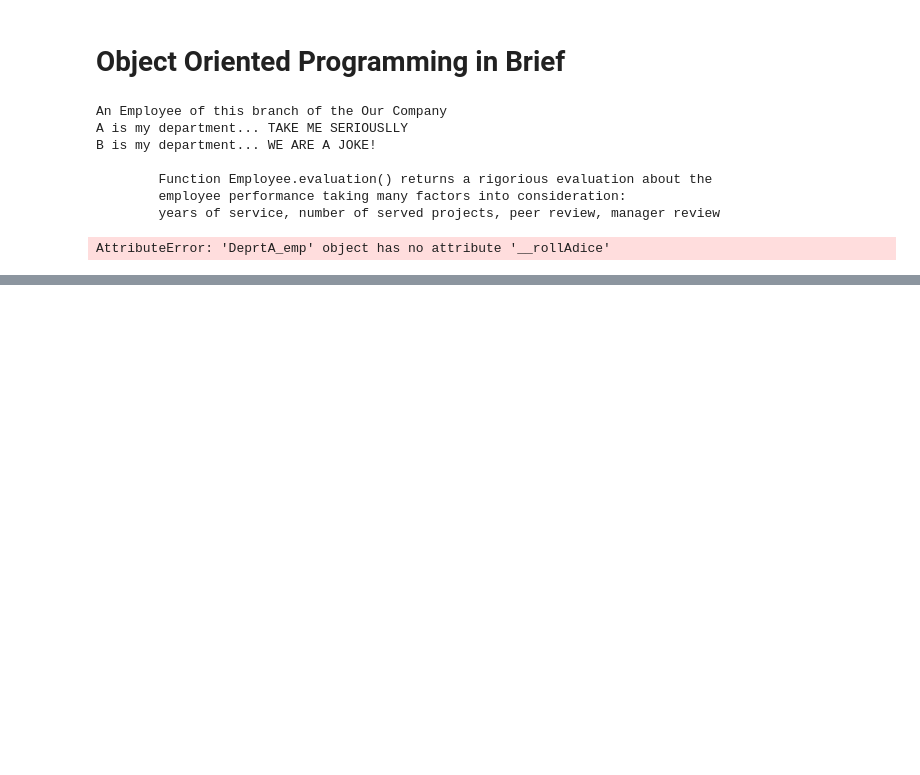
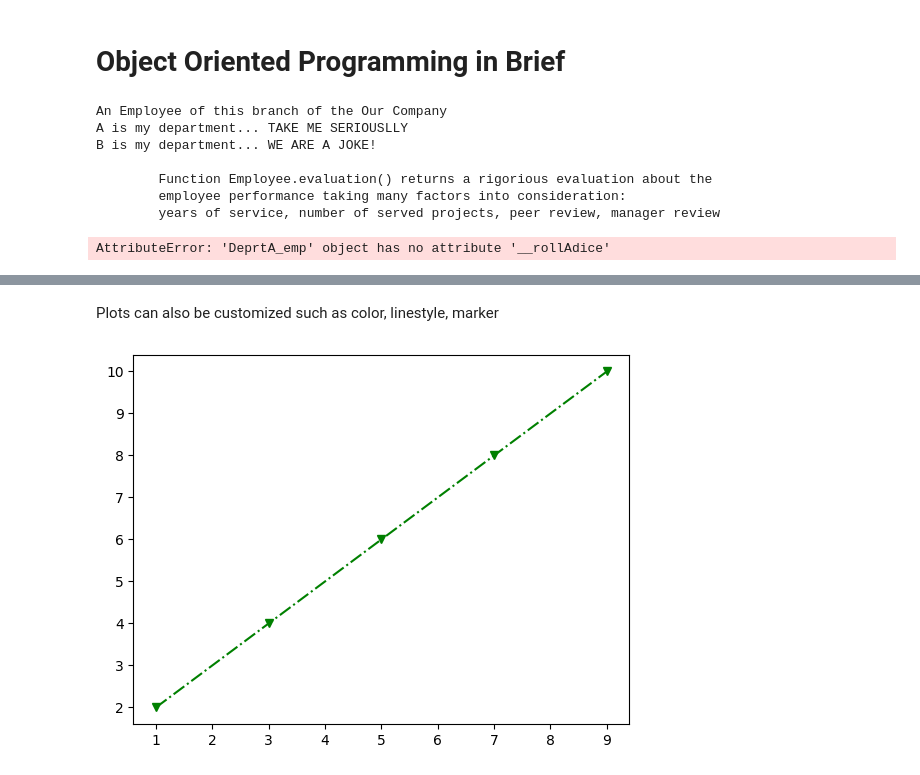
Before and after one commit to a-elsaid/ise_221, a Jupyter notebook: 001-oop_inbrief.ipynb, the cells around one changed output, grey strips where cells are left out. Drawn from its saved outputs; the diff is of its cells as text; code cells hidden in the pictures; blank space fills up the shorter version.

```diff
--- a/001-oop_inbrief.ipynb
+++ b/001-oop_inbrief.ipynb
@@ -441,0 +623,8 @@ AttributeError: 'DeprtA_emp' object has no attribute '__rollAdice'
+# %% [markdown]
+Plots can also be customized such as color, linestyle, marker
+# %%
+plt.plot(x, y, color='green', linestyle='-.', marker='v', label="Even and Odd Numbers Plot")
+
+plt.show()
+# %% [output]
+[figure, added]
```
Also changed, not shown: parts of 48 cells of this notebook.
